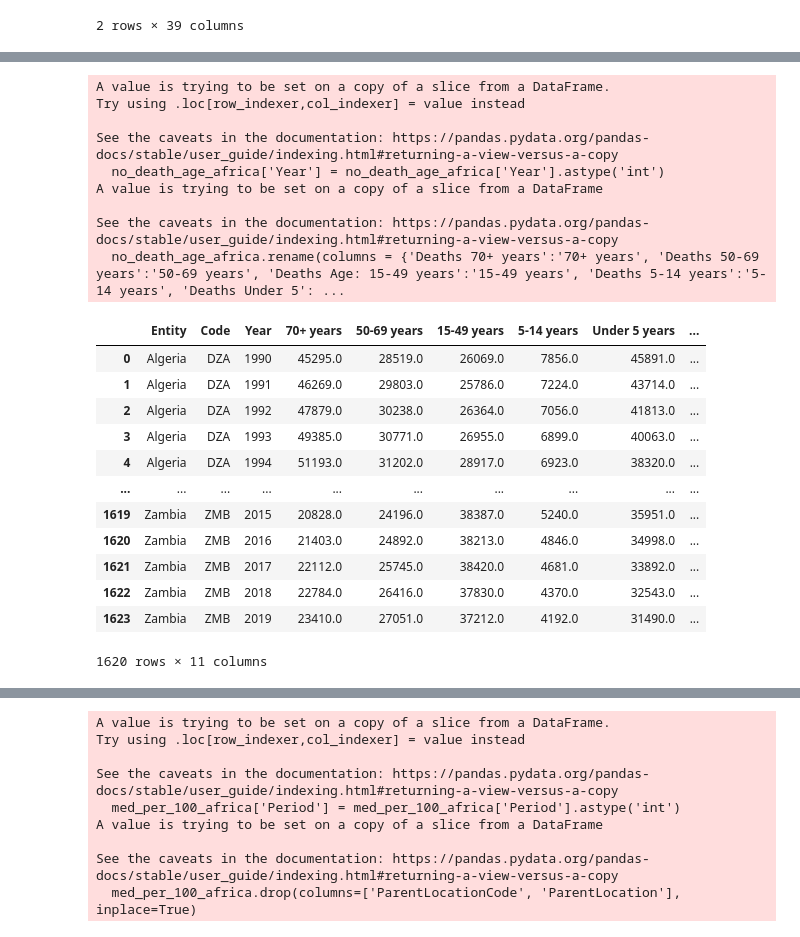
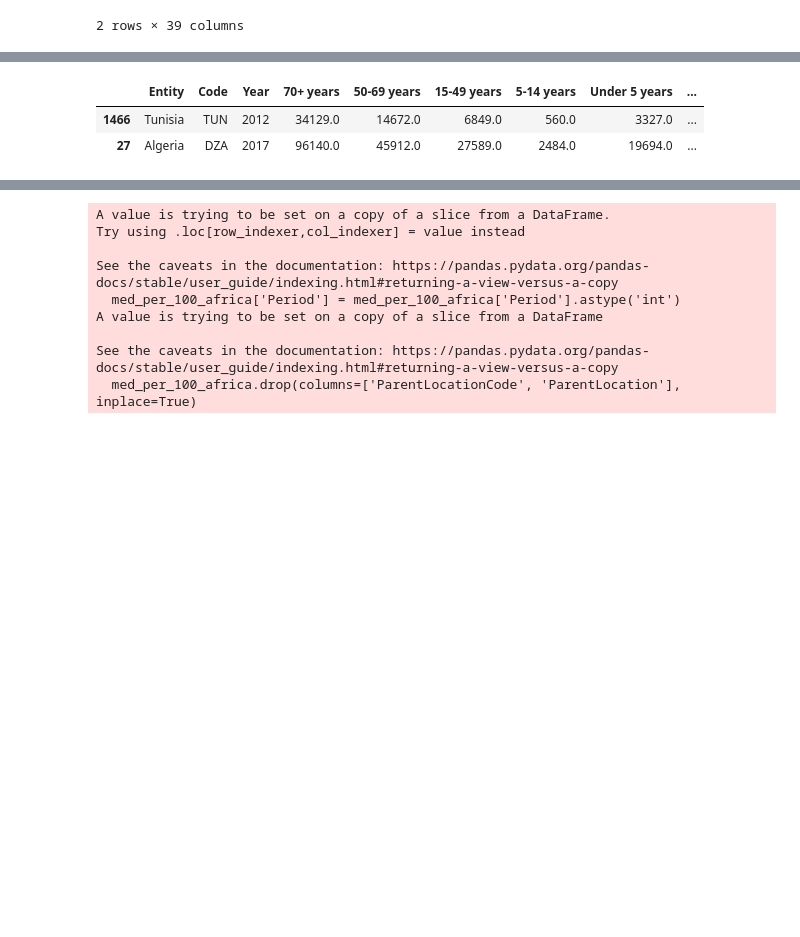
Before and after one commit to joshuaati/10AnalyticsHackaton, a Jupyter notebook: main.ipynb, the cells around one changed output, grey strips where cells are left out. Cells and saved outputs as stored; diff of their text form; code cells hidden in the pictures; blank space fills up the shorter version.

```diff
--- a/main.ipynb
+++ b/main.ipynb
@@ -233,35 +179,16 @@ no_death_age_africa
 # %%
 #change year dtype to int
 no_death_age_africa = no_death_age_africa.dropna(subset=['Year'])
 no_death_age_africa['Year'] = no_death_age_africa['Year'].astype('int')
 no_death_age_africa['Year'].isnull().sum()
 
 #rename columns for clarity
 no_death_age_africa.rename(columns = {'Deaths 70+ years':'70+ years', 'Deaths 50-69 years':'50-69 years', 'Deaths Age: 15-49 years':'15-49 years', 'Deaths 5-14 years':'5-14 years', 'Deaths Under 5':'Under 5 years'}, inplace = True)
-no_death_age_africa
+no_death_age_africa.sample(2)
 # %% [output]
-A value is trying to be set on a copy of a slice from a DataFrame.
-Try using .loc[row_indexer,col_indexer] = value instead
-
-See the caveats in the documentation: https://pandas.pydata.org/pandas-docs/stable/user_guide/indexing.html#returning-a-view-versus-a-copy
-  no_death_age_africa['Year'] = no_death_age_africa['Year'].astype('int')
-A value is trying to be set on a copy of a slice from a DataFrame
-
-See the caveats in the documentation: https://pandas.pydata.org/pandas-docs/stable/user_guide/indexing.html#returning-a-view-versus-a-copy
-  no_death_age_africa.rename(columns = {'Deaths 70+ years':'70+ years', 'Deaths 50-69 years':'50-69 years', 'Deaths Age: 15-49 years':'15-49 years', 'Deaths 5-14 years':'5-14 years', 'Deaths Under 5': ...
 |  | Entity | Code | Year | 70+ years | 50-69 years | 15-49 years | 5-14 years | Under 5 years | ... |
-| 0 | Algeria | DZA | 1990 | 45295.0 | 28519.0 | 26069.0 | 7856.0 | 45891.0 | ... |
-| 1 | Algeria | DZA | 1991 | 46269.0 | 29803.0 | 25786.0 | 7224.0 | 43714.0 | ... |
-| 2 | Algeria | DZA | 1992 | 47879.0 | 30238.0 | 26364.0 | 7056.0 | 41813.0 | ... |
-| 3 | Algeria | DZA | 1993 | 49385.0 | 30771.0 | 26955.0 | 6899.0 | 40063.0 | ... |
-| 4 | Algeria | DZA | 1994 | 51193.0 | 31202.0 | 28917.0 | 6923.0 | 38320.0 | ... |
-| ... | ... | ... | ... | ... | ... | ... | ... | ... | ... |
-| 1619 | Zambia | ZMB | 2015 | 20828.0 | 24196.0 | 38387.0 | 5240.0 | 35951.0 | ... |
-| 1620 | Zambia | ZMB | 2016 | 21403.0 | 24892.0 | 38213.0 | 4846.0 | 34998.0 | ... |
-| 1621 | Zambia | ZMB | 2017 | 22112.0 | 25745.0 | 38420.0 | 4681.0 | 33892.0 | ... |
-| 1622 | Zambia | ZMB | 2018 | 22784.0 | 26416.0 | 37830.0 | 4370.0 | 32543.0 | ... |
-| 1623 | Zambia | ZMB | 2019 | 23410.0 | 27051.0 | 37212.0 | 4192.0 | 31490.0 | ... |
+| 1466 | Tunisia | TUN | 2012 | 34129.0 | 14672.0 | 6849.0 | 560.0 | 3327.0 | ... |
+| 27 | Algeria | DZA | 2017 | 96140.0 | 45912.0 | 27589.0 | 2484.0 | 19694.0 | ... |
-1620 rows × 11 columns
 # %%
 #extract data to csv
 no_death_age_africa.to_csv('outputs//number_of_death_by_age_group_africa.csv')
```
Also changed, not shown: parts of 8 cells of this notebook.
